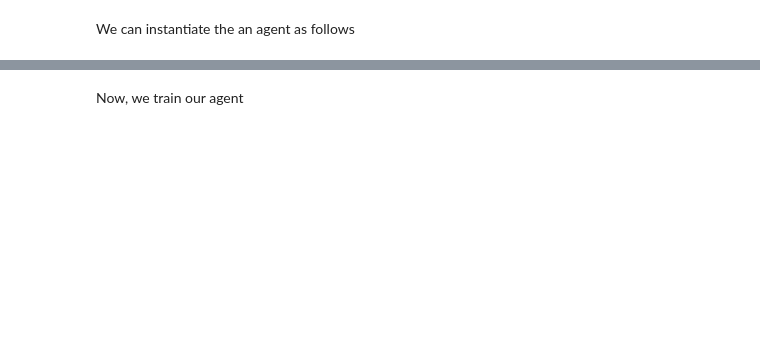
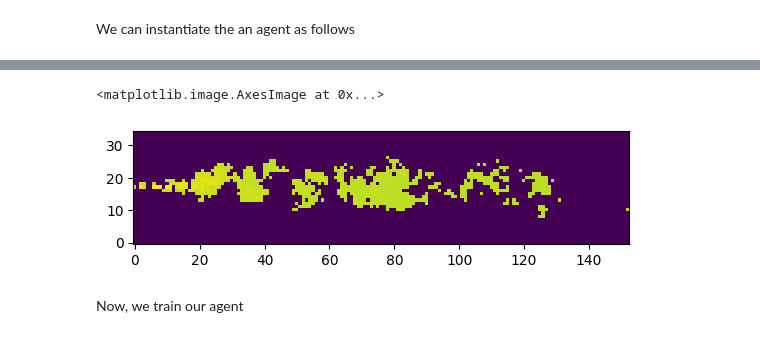
Before and after one commit to PimLb/pynav, a Jupyter notebook: notebooks/Tutorial.ipynb, the cells around one changed output, grey strips where cells are left out. Drawn from its saved outputs; the diff is of its cells as text; code cells hidden in the pictures; blank space fills up the shorter version.

```diff
--- a/notebooks/Tutorial.ipynb
+++ b/notebooks/Tutorial.ipynb
@@ -52,3 +99,13 @@ agent = AdaBCKAgent(
+# %%
+log_data = env.data[0, :, :].copy()
+log_data *= data.max()
+log_data[log_data == 0.0] = 1e-20
+fig, ax = plt.subplots()
+
+ax.imshow(np.log10(log_data), origin='lower')
+# %% [output]
+<matplotlib.image.AxesImage at 0x...>
+[figure, added]
 # %% [markdown]
 Now, we train our agent
 # %%
```
Also changed, not shown: parts of 9 cells of this notebook, 3 other files.
